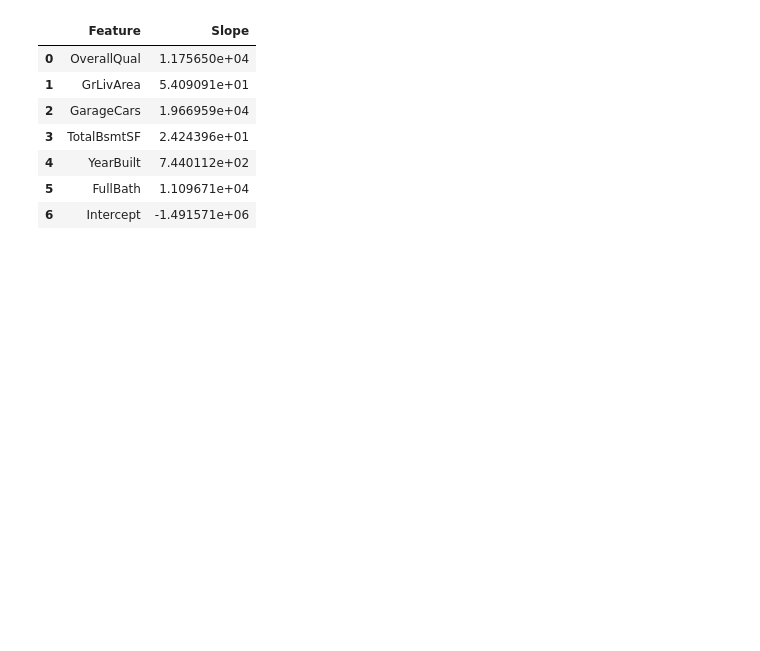
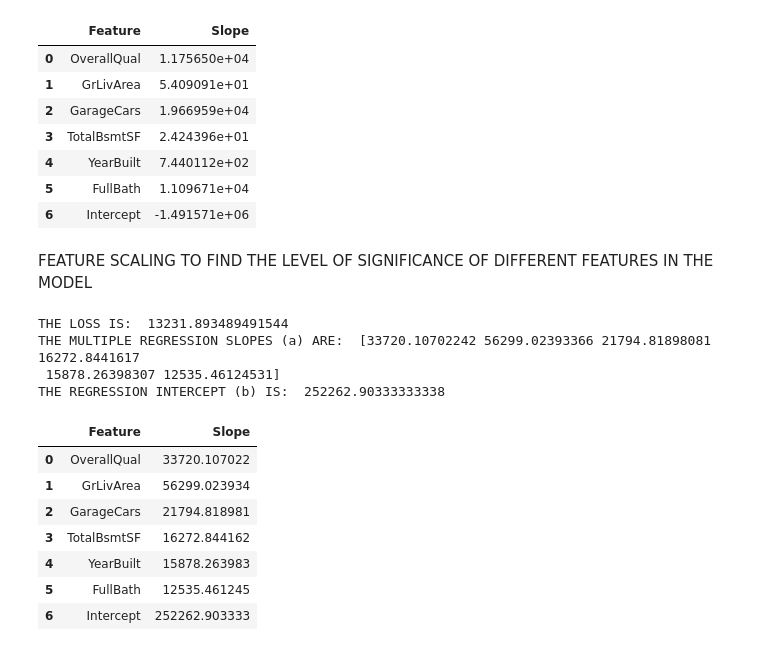
Before and after one commit to popsy-jeff/MACHINE-LEARNING--LINEAR-REGRESSION, a Jupyter notebook: House_Prices_LinearRegression_Model.ipynb, the cells around one changed output. Saved outputs shown, nothing was run; the diff lists cells and outputs as text; code cells hidden in the pictures; blank space fills up the shorter version.

Commit message:
FEATURE SCALING TO FIND THE LEVEL OF SIGNIFICANCE OF DIFFERENT FEATURES IN THE MODEL

```diff
--- a/House_Prices_LinearRegression_Model.ipynb
+++ b/House_Prices_LinearRegression_Model.ipynb
@@ -688,3 +688,68 @@ constants
 | 4 | YearBuilt | 7.440112e+02 |
 | 5 | FullBath | 1.109671e+04 |
 | 6 | Intercept | -1.491571e+06 |
+# %% [markdown]
+FEATURE SCALING TO FIND THE LEVEL OF SIGNIFICANCE OF DIFFERENT FEATURES IN THE MODEL
+# %%
+numeric_inputs = ['OverallQual', 'GrLivArea', 'GarageCars','TotalBsmtSF','YearBuilt', 'FullBath']
+
+scaler = StandardScaler()
+scaled_inputs = scaler.fit_transform(house[numeric_inputs])
+scaled_inputs
+
+targets = house['SalePrice']
+
+# Fit the model using the standardized inputs and the target values.
+multiple_model.fit(scaled_inputs, targets)
+
+# Generate predictions using the same (scaled) inputs the model was trained on.
+multiple_feature_predictions = multiple_model.predict(scaled_inputs)
+
+# Calculate and print the RMSE (root mean squared error) between actual
+# and predicted values — measures how far off predictions are on average.
+print("THE LOSS IS: ", rmse(targets, multiple_feature_predictions))
+
+# Print the learned coefficients (weights) for each feature.
+# Because inputs were standardized, these are directly comparable in magnitude
+# and represent each feature's relative influence on the prediction.
+print("THE MULTIPLE REGRESSION SLOPES (a) ARE: ", multiple_model.coef_)
+
+# Print the intercept (bias term) — the model's predicted value when all
+# standardized features are at their mean (i.e., all zero).
+print("THE REGRESSION INTERCEPT (b) IS: ", multiple_model.intercept_)
+
+# Store the coefficients and intercept in separate variables for reuse.
+slope = multiple_model.coef_
+intercept = multiple_model.intercept_
+
+# List of feature names, in the same order the model was trained on —
+# this order must match `numeric_inputs` exactly or the labels will be wrong.
+col = ['OverallQual', 'GrLivArea', 'GarageCars','TotalBsmtSF','YearBuilt', 'FullBath']
+
+# Build a small table pairing each feature name with its corresponding coefficient.
+coefficients = pd.DataFrame({
+    'Feature': col,
+    'Slope': multiple_model.coef_
+})
+
+# Append the intercept as an additional row (rather than repeating it across
+# every feature row), producing one clean table of all model constants.
+constants = pd.concat([
+    coefficients,
+    pd.DataFrame({'Feature': ['Intercept'], 'Slope': multiple_model.intercept_})
+], ignore_index=True)
+
+constants  # Display the final coefficients + intercept table
+# %% [output]
+THE LOSS IS:  13231.893489491544
+THE MULTIPLE REGRESSION SLOPES (a) ARE:  [33720.10702242 56299.02393366 21794.81898081 16272.8441617
+ 15878.26398307 12535.46124531]
+THE REGRESSION INTERCEPT (b) IS:  252262.90333333338
+|  | Feature | Slope |
+| 0 | OverallQual | 33720.107022 |
+| 1 | GrLivArea | 56299.023934 |
+| 2 | GarageCars | 21794.818981 |
+| 3 | TotalBsmtSF | 16272.844162 |
+| 4 | YearBuilt | 15878.263983 |
+| 5 | FullBath | 12535.461245 |
+| 6 | Intercept | 252262.903333 |
```
